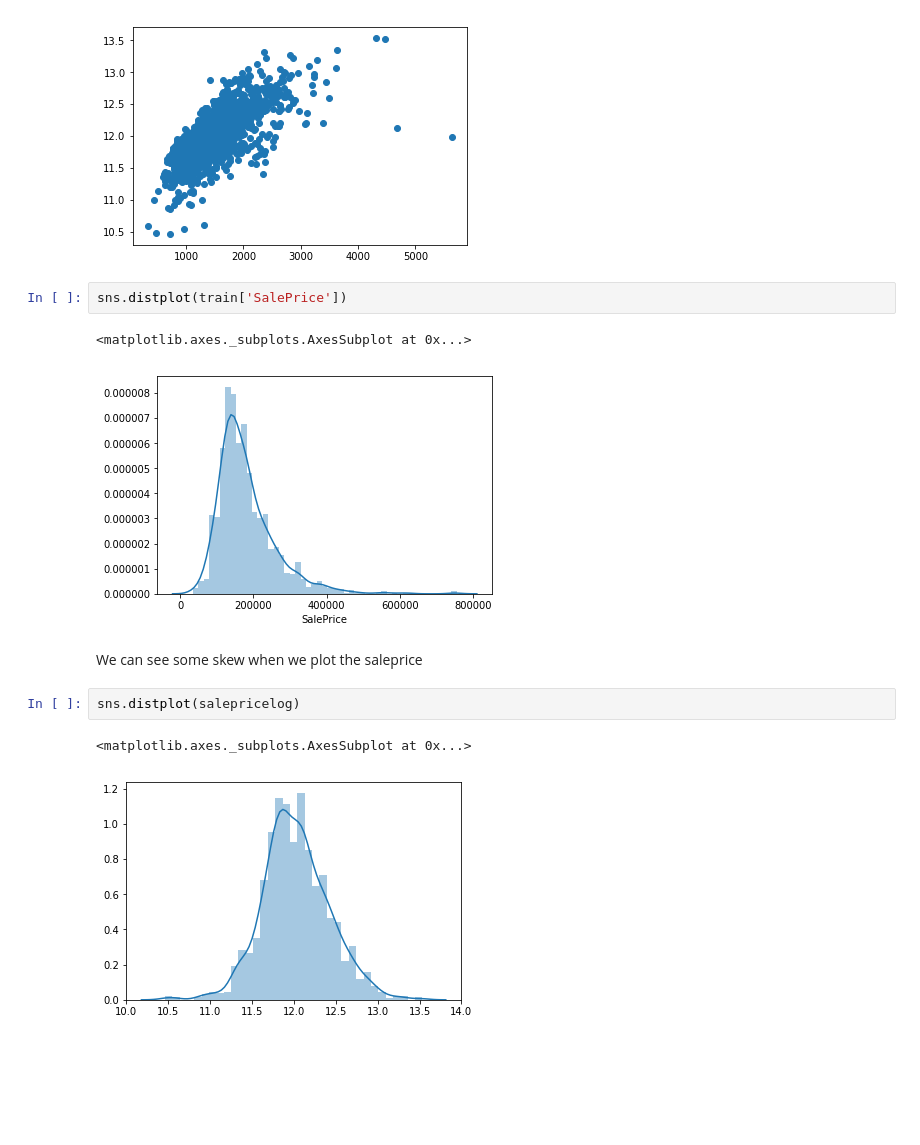
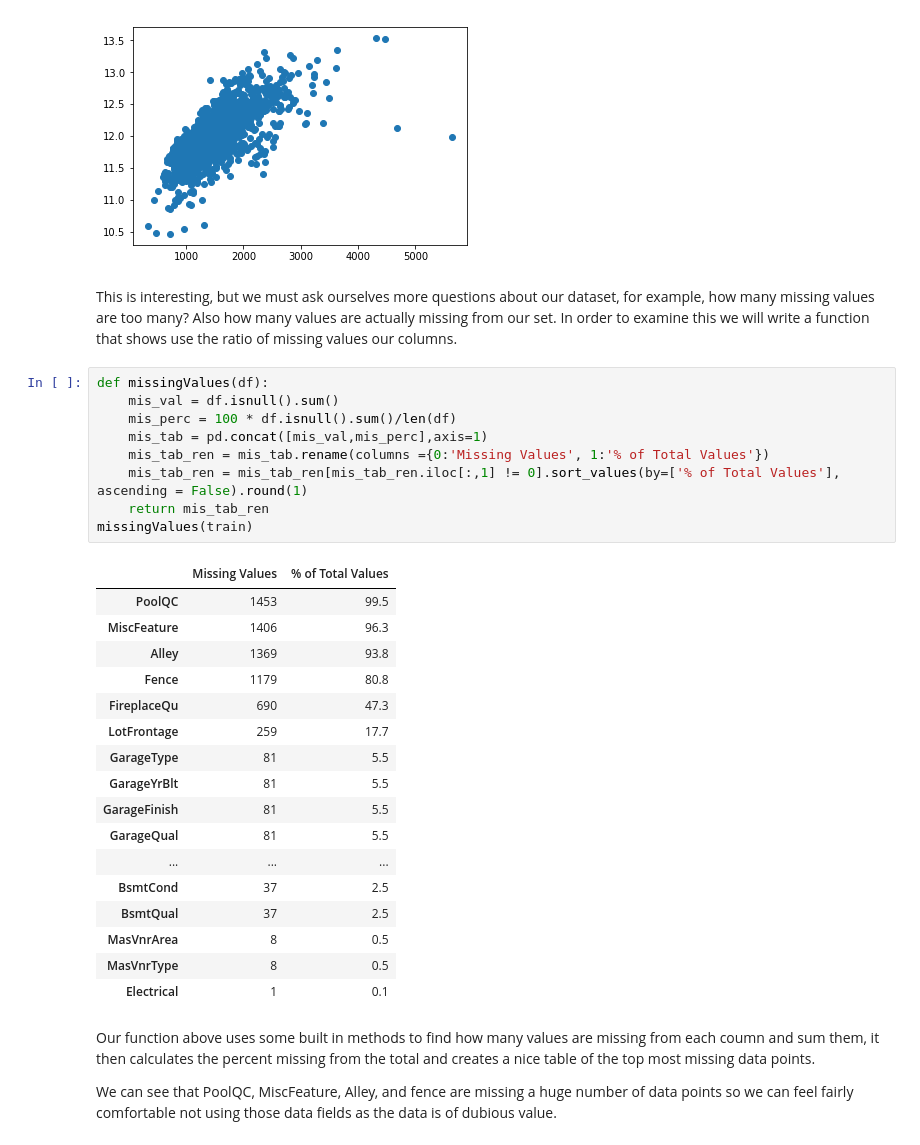
Before and after one commit to frownytown/StatsAndSQLpractice, a Jupyter notebook: CapstoneAnalyticReport.ipynb, the cells around one changed output. Cells and saved outputs as stored; diff of their text form; blank space fills up the shorter version.

```diff
--- a/CapstoneAnalyticReport.ipynb
+++ b/CapstoneAnalyticReport.ipynb
@@ -171,15 +219,36 @@ plt.scatter(train['GrLivArea'], salepricelog)
 # %% [output]
 <matplotlib.collections.PathCollection at 0x...>
 [figure]
-# %%
-sns.distplot(train['SalePrice'])
-# %% [output]
-<matplotlib.axes._subplots.AxesSubplot at 0x...>
-[figure, removed]
-# %% [markdown]
-We can see some skew when we plot the saleprice
-# %%
-sns.distplot(salepricelog)
-# %% [output]
-<matplotlib.axes._subplots.AxesSubplot at 0x...>
-[figure, removed]
+# %% [markdown]
+This is interesting, but we must ask ourselves more questions about our dataset, for example, how many missing values are too many? Also how many values are actually missing from our set. In order to examine this we will write a function that shows use the ratio of missing values our columns.
+# %%
+def missingValues(df):
+    mis_val = df.isnull().sum()
+    mis_perc = 100 * df.isnull().sum()/len(df)
+    mis_tab = pd.concat([mis_val,mis_perc],axis=1)
+    mis_tab_ren = mis_tab.rename(columns ={0:'Missing Values', 1:'% of Total Values'})
+    mis_tab_ren = mis_tab_ren[mis_tab_ren.iloc[:,1] != 0].sort_values(by=['% of Total Values'], ascending = False).round(1)
+    return mis_tab_ren
+missingValues(train)
+# %% [output]
+|  | Missing Values | % of Total Values |
+| PoolQC | 1453 | 99.5 |
+| MiscFeature | 1406 | 96.3 |
+| Alley | 1369 | 93.8 |
+| Fence | 1179 | 80.8 |
+| FireplaceQu | 690 | 47.3 |
+| LotFrontage | 259 | 17.7 |
+| GarageType | 81 | 5.5 |
+| GarageYrBlt | 81 | 5.5 |
+| GarageFinish | 81 | 5.5 |
+| GarageQual | 81 | 5.5 |
+| ... | ... | ... |
+| BsmtCond | 37 | 2.5 |
+| BsmtQual | 37 | 2.5 |
+| MasVnrArea | 8 | 0.5 |
+| MasVnrType | 8 | 0.5 |
+| Electrical | 1 | 0.1 |
+# %% [markdown]
+Our function above uses some built in methods to find how many values are missing from each coumn and sum them, it then calculates the percent missing from the total and creates a nice table of the top most missing data points.
+
+We can see that PoolQC, MiscFeature, Alley, and fence are missing a huge number of data points so we can feel fairly comfortable not using those data fields as the data is of dubious value.
```
Also changed, not shown: parts of 14 cells of this notebook.
